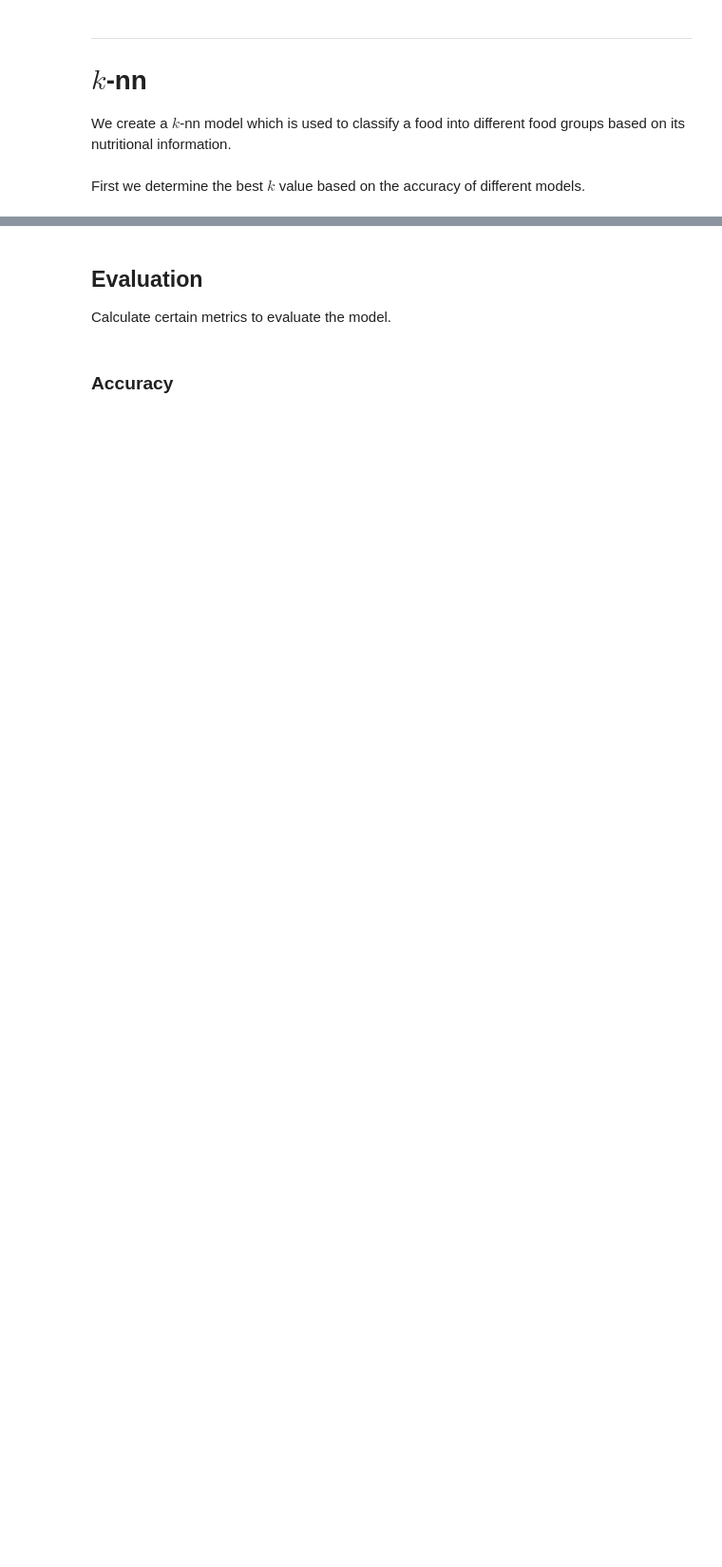
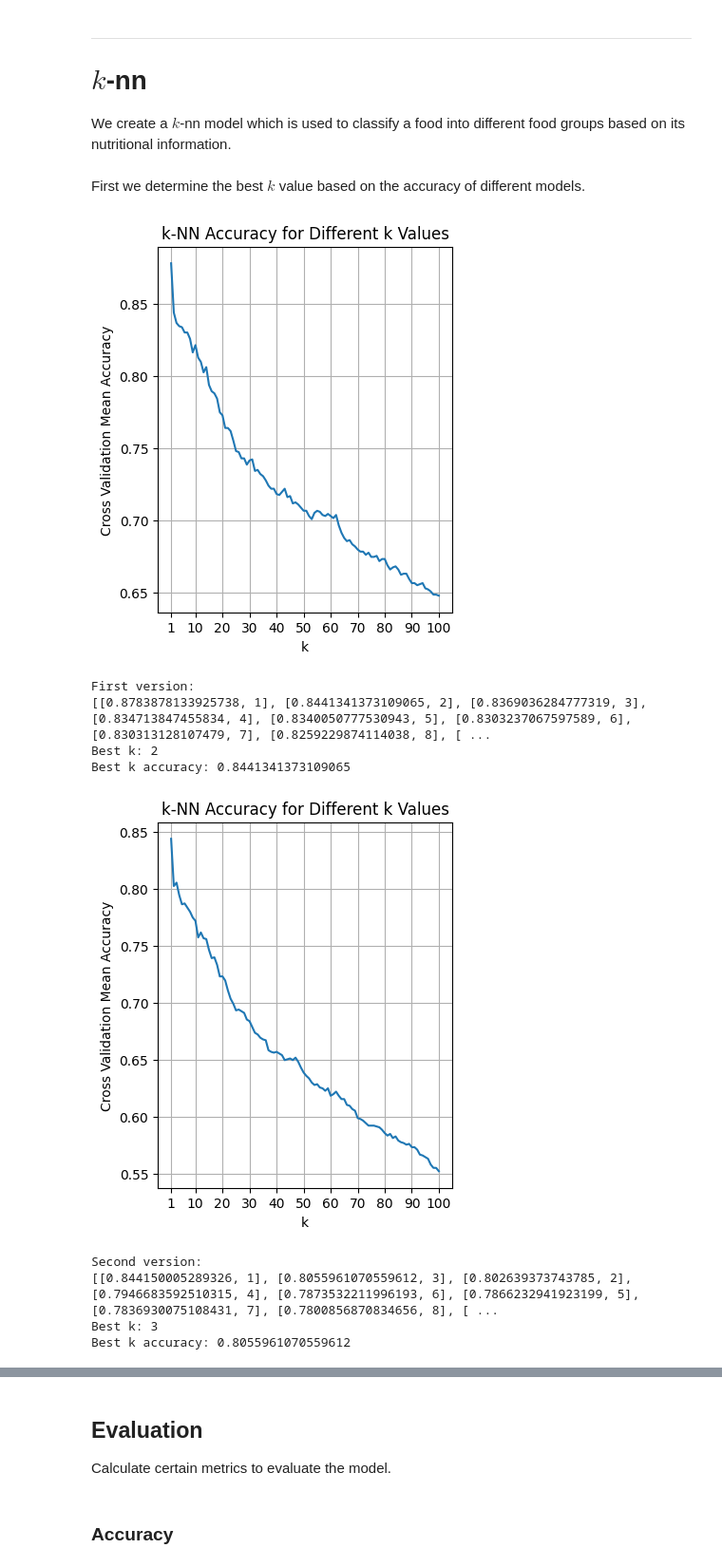
Before and after one commit to d4vidsha/food-groups-classification-model, a Jupyter notebook: src/knn.ipynb, the cells around one changed output, grey strips where cells are left out. Shown at 95% size. Drawn from its saved outputs; the diff is of its cells as text; code cells hidden in the pictures; blank space fills up the shorter version.

Commit message:
feat: add figs to report

```diff
--- a/src/knn.ipynb
+++ b/src/knn.ipynb
@@ -111,34 +150,45 @@ def cross_validate(X_train, y_train, v):
     plt.ylabel("Cross Validation Mean Accuracy")
 
     # add xtick for every 5th k
-    plt.xticks([1] + list(range(5, 101, 5)))
+    plt.xticks([1] + list(range(10, 91, 10)) + [100])
 
     plt.grid()
-    plt.gcf().set_size_inches(10, 5)
+    plt.gcf().set_size_inches(4, 5)
     plt.title("k-NN Accuracy for Different k Values")
 
     # save the plot
-    plt.savefig('../report/figs/knn-cross-validation.png', bbox_inches='tight')
+    plt.savefig(f'../report/figs/knn-cross-validation-{v.lower()}.png', bbox_inches='tight')
     plt.show()
     plt.clf()
 
     # find best k, other than k of 1
     cv_scores = [[score, k] for score, k in zip(cv_scores, k_values)]
     cv_scores = sorted(cv_scores)
     if cv_scores[::-1][0][1] == 1:
         best_k = cv_scores[::-1][1][1]
         best_k_accuracy = cv_scores[::-1][1][0]
     else:
         best_k = cv_scores[::-1][0][1]
         best_k_accuracy = cv_scores[::-1][0][0]
 
     print(f"{v} version:")
     print(cv_scores[::-1])
     print(f"Best k: {best_k}")
     print(f"Best k accuracy: {best_k_accuracy}\n")
 
     return best_k
 
 first_best_k = cross_validate(first_X_train, first_y_train, V1)
 second_best_k = cross_validate(second_X_train, second_y_train, V2)
 third_best_k = cross_validate(third_X_train, third_y_train, V3)
+# %% [output]
+[figure, added]
+First version:
+[[0.8783878133925738, 1], [0.8441341373109065, 2], [0.8369036284777319, 3], [0.834713847455834, 4], [0.8340050777530943, 5], [0.8303237067597589, 6], [0.830313128107479, 7], [0.8259229874114038, 8], [ ...
+Best k: 2
+Best k accuracy: 0.8441341373109065
+[figure, added]
+Second version:
+[[0.844150005289326, 1], [0.8055961070559612, 3], [0.802639373743785, 2], [0.7946683592510315, 4], [0.7873532211996193, 6], [0.7866232941923199, 5], [0.7836930075108431, 7], [0.7800856870834656, 8], [ ...
+Best k: 3
+Best k accuracy: 0.8055961070559612
```
Also changed, not shown: parts of 7 cells of this notebook, 16 other files.
